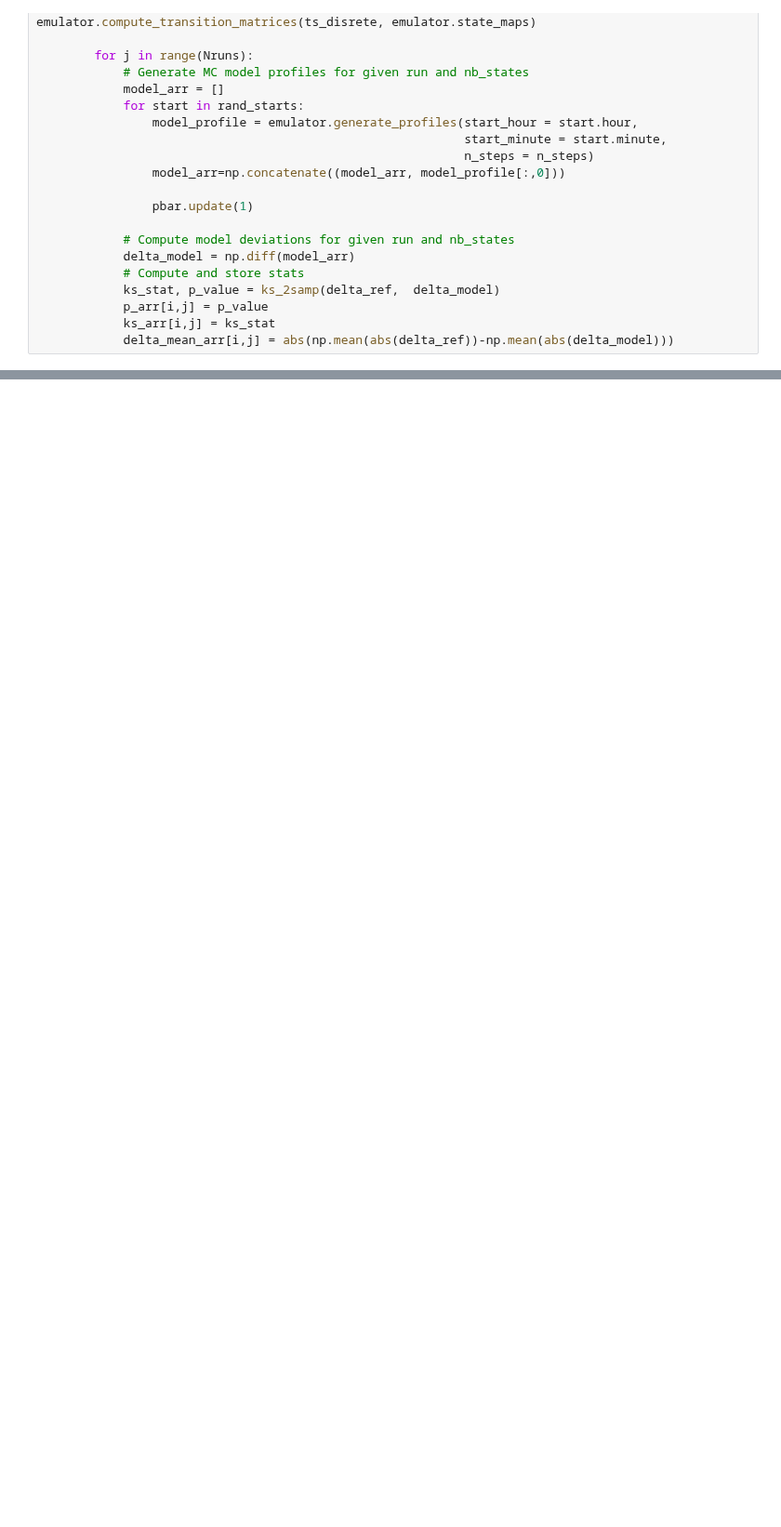
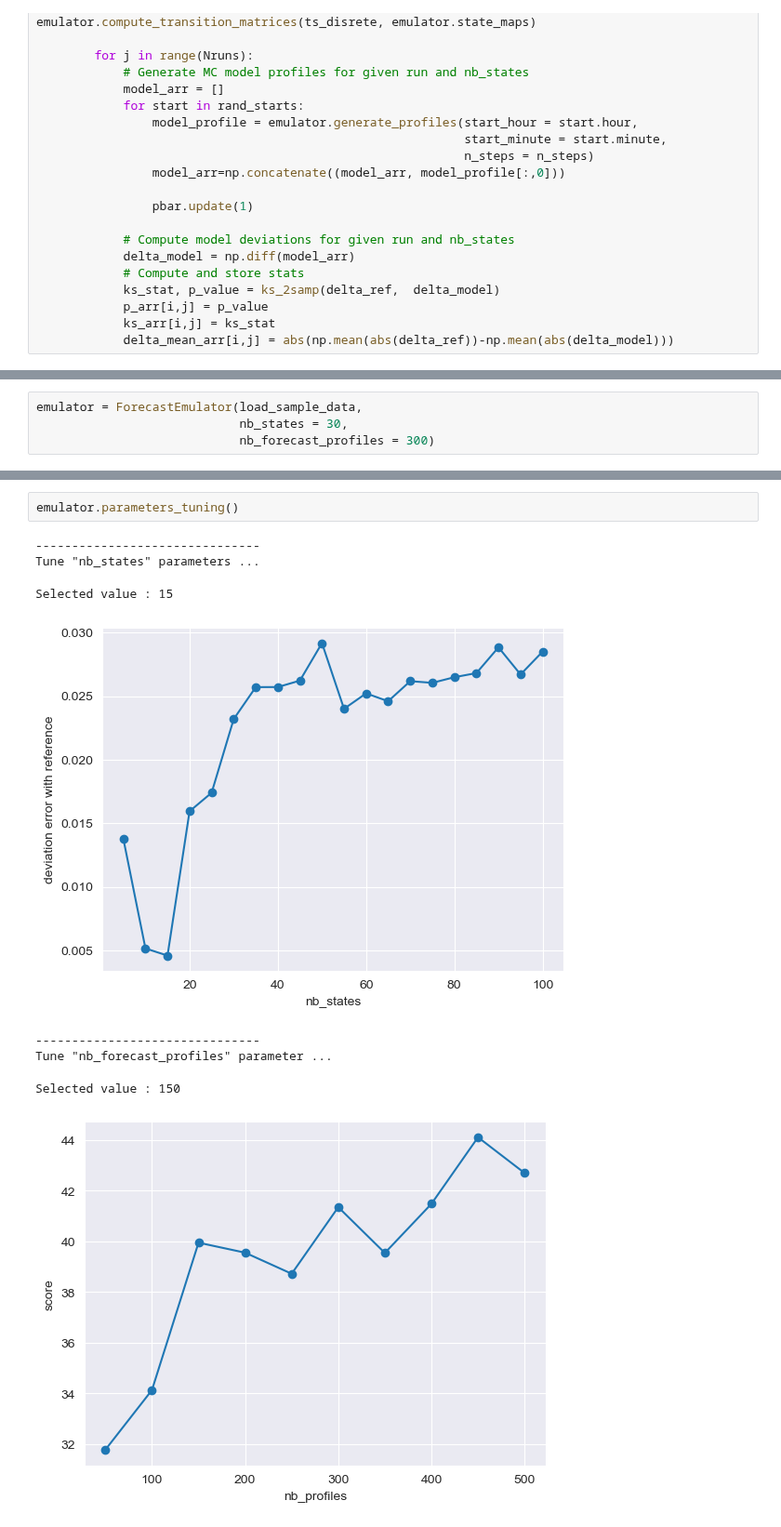
Before and after one commit to RemyRigo/EmuCast, a Jupyter notebook: emucast/notebooks/dev_test.ipynb, the cells around one changed output, grey strips where cells are left out. Shown at 93% size. Drawn from its saved outputs; the diff is of its cells as text; blank space fills up the shorter version.

```diff
--- a/emucast/notebooks/dev_test.ipynb
+++ b/emucast/notebooks/dev_test.ipynb
@@ -637,0 +644,4 @@ Selected value : 30
+# %%
+emulator = ForecastEmulator(load_sample_data,
+                            nb_states = 30,
+                            nb_forecast_profiles = 300)
@@ -637,0 +716,11 @@ Selected value : 30
+# %%
+emulator.parameters_tuning()
+# %% [output]
+-------------------------------
+Tune "nb_states" parameters ...
+Selected value : 15
+[figure, added]
+-------------------------------
+Tune "nb_forecast_profiles" parameter ...
+Selected value : 150
+[figure, added]
```
Also changed, not shown: parts of 19 cells of this notebook, 1 other file.
